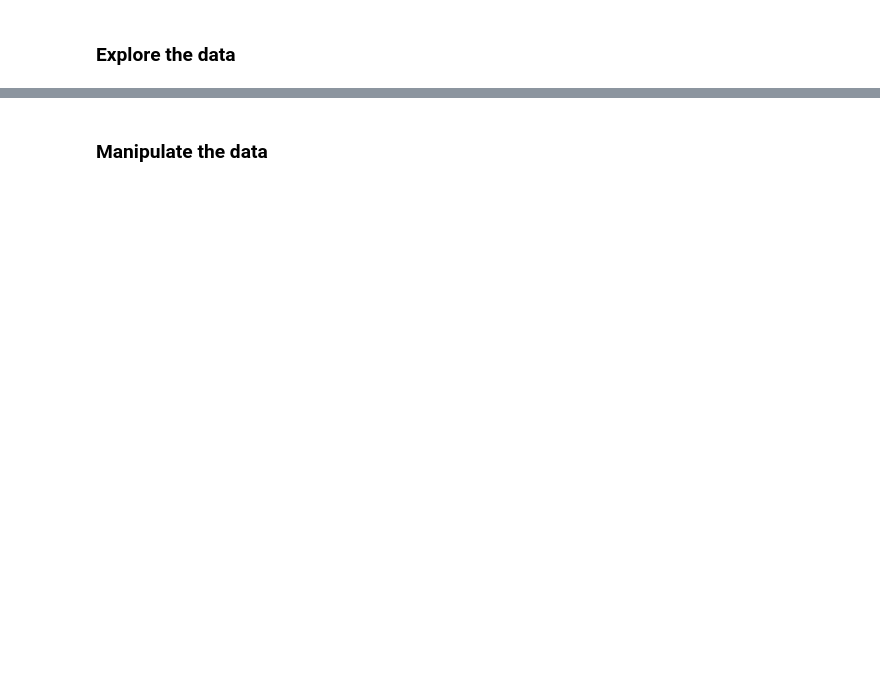
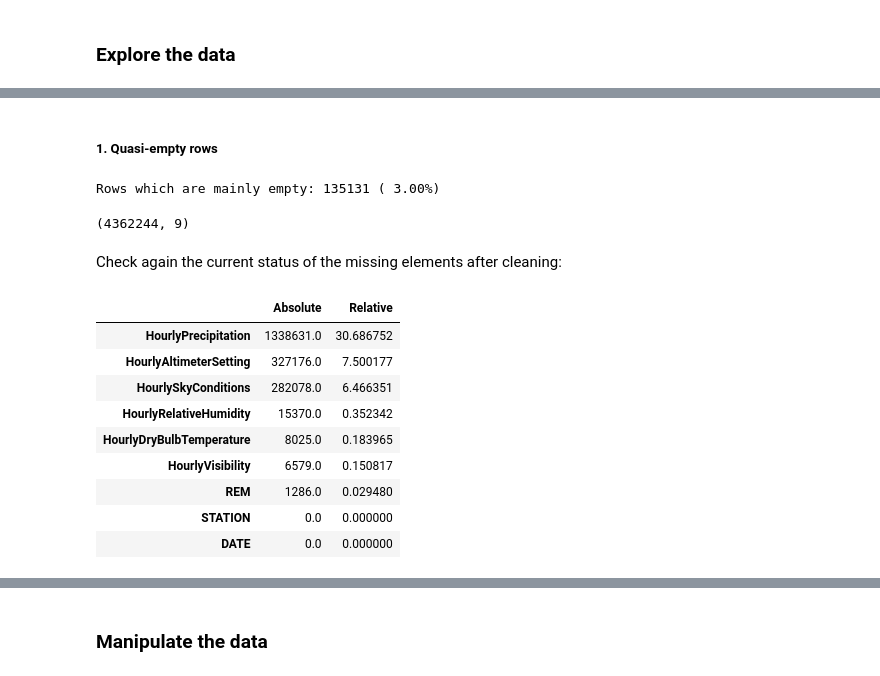
Before and after one commit to malonsol/TFM_KSchool, a Jupyter notebook: EDA/DELAY/LCD_DataPreparation.ipynb, the cells around one changed output, grey strips where cells are left out. Saved outputs shown, nothing was run; the diff lists cells and outputs as text; code cells hidden in the pictures; blank space fills up the shorter version.

```diff
--- a/EDA/DELAY/LCD_DataPreparation.ipynb
+++ b/EDA/DELAY/LCD_DataPreparation.ipynb
@@ -433,0 +409,34 @@ prof.to_file(report_name)
+# %% [markdown]
+##### 1. Quasi-empty rows
+# %%
+# Drop rows which mainly consist of NaN elements:
+missingcols = [col for col in LCD.columns if col not in ['STATION', 'DATE', 'REM']]
+missingRows = len(LCD.dropna(axis=0, how='all', subset=missingcols))
+print("Rows which are mainly empty: {:d} ({:5.2f}%)".format(len(LCD) - missingRows,
+                                                          100 * (len(LCD) - missingRows) / len(LCD)))
+# %% [output]
+Rows which are mainly empty: 135131 ( 3.00%)
+# %%
+# Since they account for 3% of the dataset, we will just drop them:
+LCD.dropna(axis=0, how='all', subset=missingcols, inplace=True)
+LCD.shape
+# %% [output]
+(4362244, 9)
+# %% [markdown]
+Check again the current status of the missing elements after cleaning:
+# %%
+# Absolute & Relative frequency of missing values by column:
+pd.set_option('display.max_rows', LCD.shape[1])
+missing = pd.DataFrame([LCD.isna().sum(), LCD.isna().sum() / len(LCD) * 100], index=['Absolute', 'Relative']).T.sort_values(by='Relative', ascending=False)
+missing
+# %% [output]
+|  | Absolute | Relative |
+| HourlyPrecipitation | 1338631.0 | 30.686752 |
+| HourlyAltimeterSetting | 327176.0 | 7.500177 |
+| HourlySkyConditions | 282078.0 | 6.466351 |
+| HourlyRelativeHumidity | 15370.0 | 0.352342 |
+| HourlyDryBulbTemperature | 8025.0 | 0.183965 |
+| HourlyVisibility | 6579.0 | 0.150817 |
+| REM | 1286.0 | 0.029480 |
+| STATION | 0.0 | 0.000000 |
+| DATE | 0.0 | 0.000000 |
```
Also changed, not shown: parts of 53 cells of this notebook.
